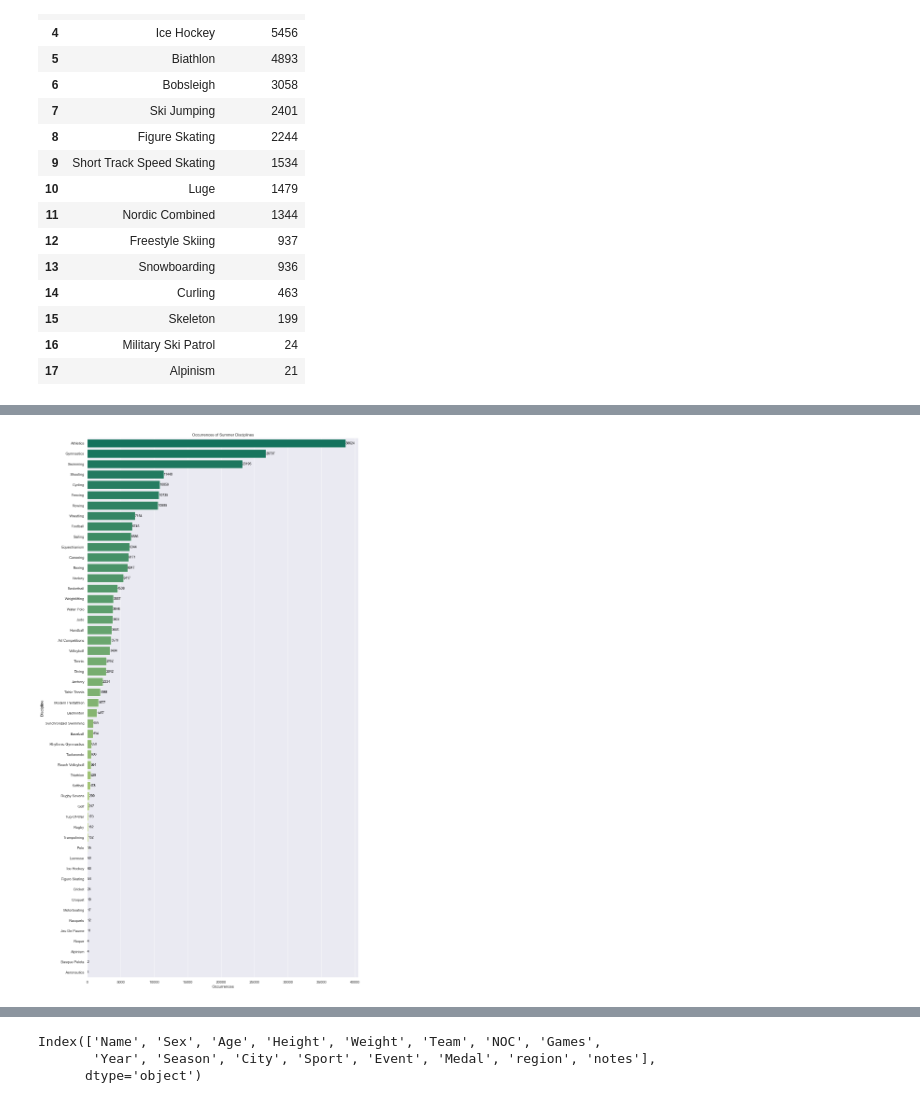
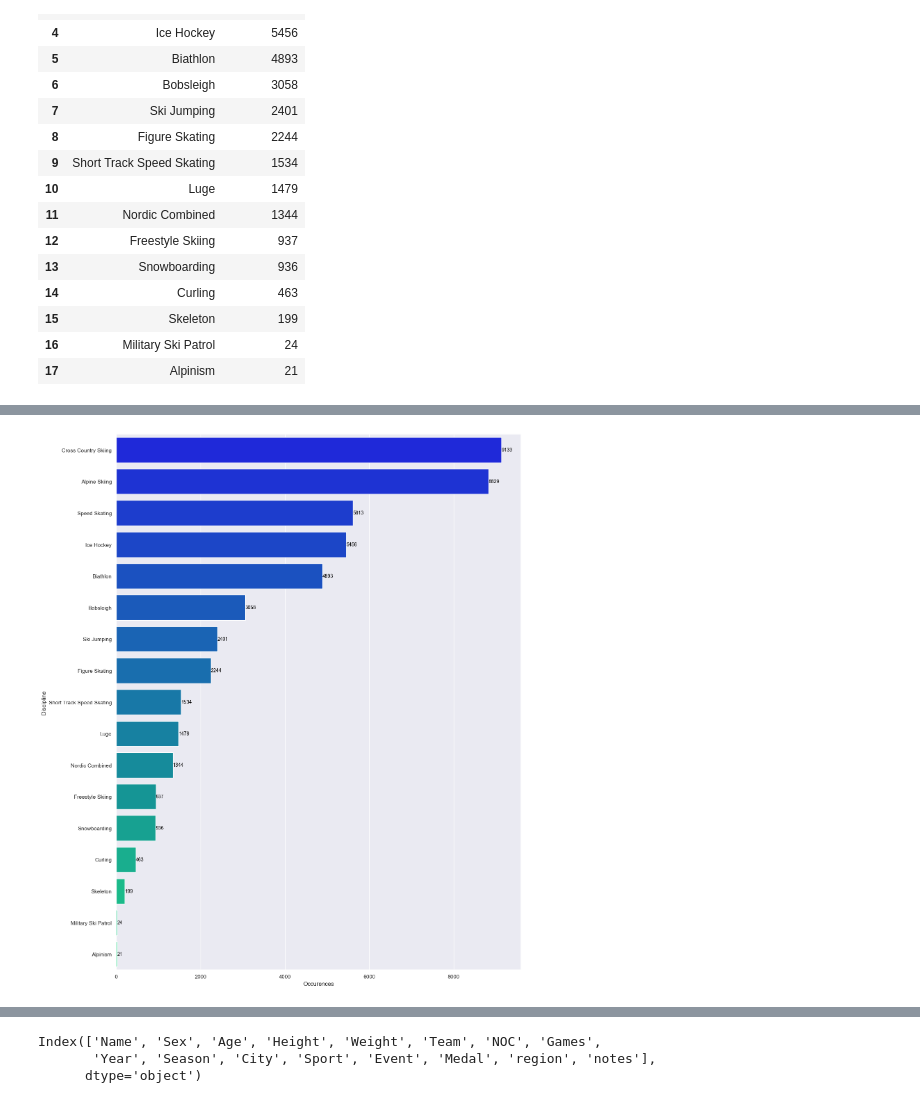
Before and after one commit to kilciukas/Olympic_dataset_exploration, a Jupyter notebook: Notebook_v2/Olimpines_notebook_v2.ipynb, the cells around one changed output, grey strips where cells are left out. Saved outputs shown, nothing was run; the diff lists cells and outputs as text; code cells hidden in the pictures.

```diff
--- a/Notebook_v2/Olimpines_notebook_v2.ipynb
+++ b/Notebook_v2/Olimpines_notebook_v2.ipynb
@@ -213,13 +212,8 @@ annotate_bars(graph)
-# %%
-plt.figure(figsize=(15, 30))
-sns.set(style="darkgrid")
-graph = sns.barplot(x='Season', y='Sport', data=disciplines_summer, palette="summer")
-
-
-plt.xlabel("Occurrences")
-plt.ylabel("Discipline")
-plt.title("Occurrences of Summer Disciplines")
-
-annotate_bars(graph)
-# %% [output]
-[figure, removed]
+# %%
+bar_plot_winter = BarPlot(x='Occurences', y='Discipline', data=disciplines_winter)
+custom_palette = 'winter'
+
+bar_graph_winter = bar_plot_winter.create_bar_plot(custom_palette)
+bar_plot_winter.annotate_bars(bar_graph_winter)
+# %% [output]
+[figure, added]
```
Also changed, not shown: parts of 5 cells of this notebook.
